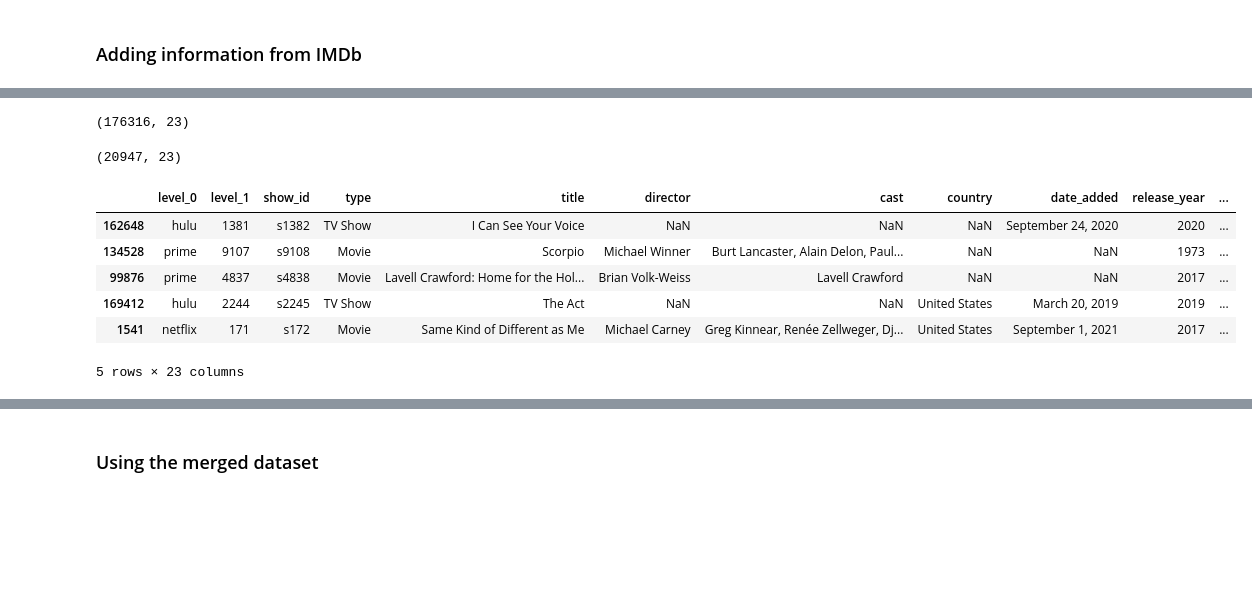
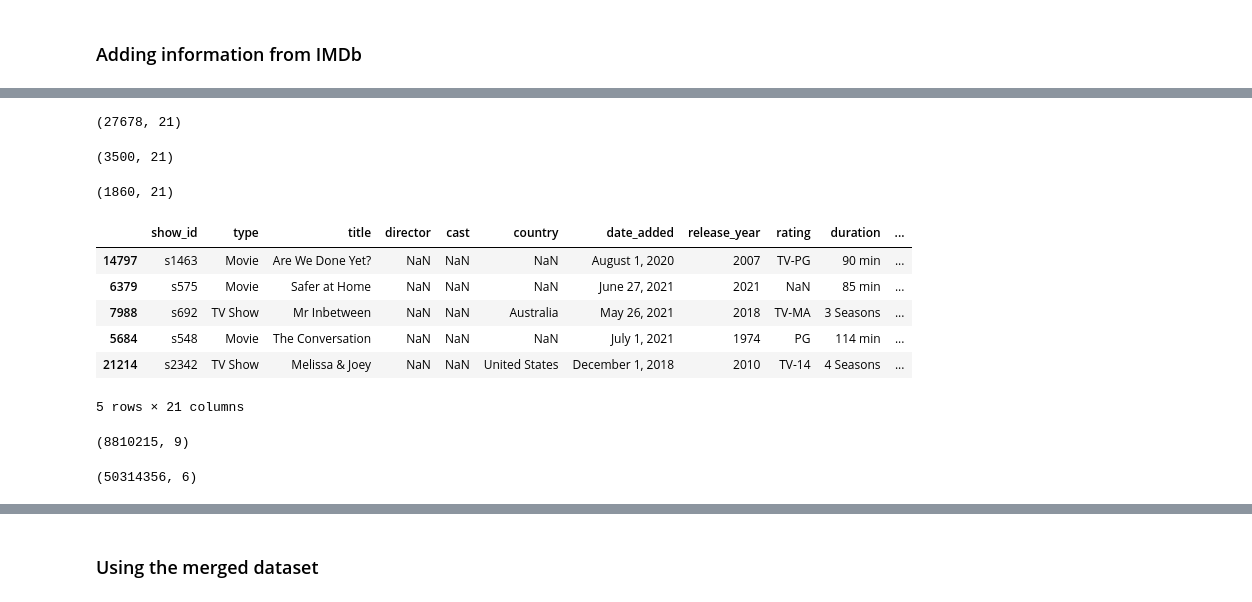
Before and after one commit to LobsterChampagne/datavis-project-2022-data-wizards, a Jupyter notebook: Explore.ipynb, the cells around one changed output, grey strips where cells are left out. Cells and saved outputs as stored; diff of their text form; code cells hidden in the pictures; blank space fills up the shorter version.

```diff
--- a/Explore.ipynb
+++ b/Explore.ipynb
@@ -270,20 +178,33 @@ imdb.shape
 # %%
-all_streams_imdb=pd.merge(all_streams,imdb,left_on=["title"],right_on=["originalTitle"],how='left')
-all_streams_imdb.shape
+hulu_imdb=pd.merge(hulu,imdb,left_on=["title"],right_on=["originalTitle"],how='left')
+hulu_imdb.shape
 # %% [output]
-(176316, 23)
+(27678, 21)
 # %%
-all_streams_imdb=all_streams_imdb[all_streams_imdb["startYear"].astype("string")==all_streams_imdb["release_year"].astype("string")]
-all_streams_imdb.shape
+hulu_imdb=hulu_imdb[hulu_imdb["startYear"].astype("string")==hulu_imdb["release_year"].astype("string")]
+hulu_imdb.shape
 # %% [output]
-(20947, 23)
+(3500, 21)
+# %%
+hulu_imdb2=hulu_imdb[(hulu_imdb["title"].str.count(" ")>3) |((hulu_imdb["type"].astype("string")=="Movie") & (hulu_imdb["titleType"].astype("string")=="movie")) | ((hulu_imdb["type"].astype("string")=="TV Show") & (hulu_imdb["titleType"].astype("string")=="tvSeries")) ]
+hulu_imdb2.shape
+# %% [output]
+(1860, 21)
 # %%
-all_streams_imdb.sample(5)
+hulu_imdb2.sample(5)
 # %% [output]
-|  | level_0 | level_1 | show_id | type | title | director | cast | country | date_added | release_year | ... |
-| 162648 | hulu | 1381 | s1382 | TV Show | I Can See Your Voice | NaN | NaN | NaN | September 24, 2020 | 2020 | ... |
-| 134528 | prime | 9107 | s9108 | Movie | Scorpio | Michael Winner | Burt Lancaster, Alain Delon, Paul... | NaN | NaN | 1973 | ... |
-| 99876 | prime | 4837 | s4838 | Movie | Lavell Crawford: Home for the Hol... | Brian Volk-Weiss | Lavell Crawford | NaN | NaN | 2017 | ... |
-| 169412 | hulu | 2244 | s2245 | TV Show | The Act | NaN | NaN | United States | March 20, 2019 | 2019 | ... |
-| 1541 | netflix | 171 | s172 | Movie | Same Kind of Different as Me | Michael Carney | Greg Kinnear, Renée Zellweger, Dj... | United States | September 1, 2021 | 2017 | ... |
+|  | show_id | type | title | director | cast | country | date_added | release_year | rating | duration | ... |
+| 14797 | s1463 | Movie | Are We Done Yet? | NaN | NaN | NaN | August 1, 2020 | 2007 | TV-PG | 90 min | ... |
+| 6379 | s575 | Movie | Safer at Home | NaN | NaN | NaN | June 27, 2021 | 2021 | NaN | 85 min | ... |
+| 7988 | s692 | TV Show | Mr Inbetween | NaN | NaN | Australia | May 26, 2021 | 2018 | TV-MA | 3 Seasons | ... |
+| 5684 | s548 | Movie | The Conversation | NaN | NaN | NaN | July 1, 2021 | 1974 | PG | 114 min | ... |
+| 21214 | s2342 | TV Show | Melissa & Joey | NaN | NaN | United States | December 1, 2018 | 2010 | TV-14 | 4 Seasons | ... |
-5 rows × 23 columns
+5 rows × 21 columns
+# %%
+imdb_cast = pd.read_csv("Data/title.principals.tsv", sep="\t",low_memory=False)
+# %% [output]
+(8810215, 9)
+# %%
+imdb_cast.shape
+# %% [output]
+(50314356, 6)
```
Also changed, not shown: parts of 32 cells of this notebook, 7 other files.
